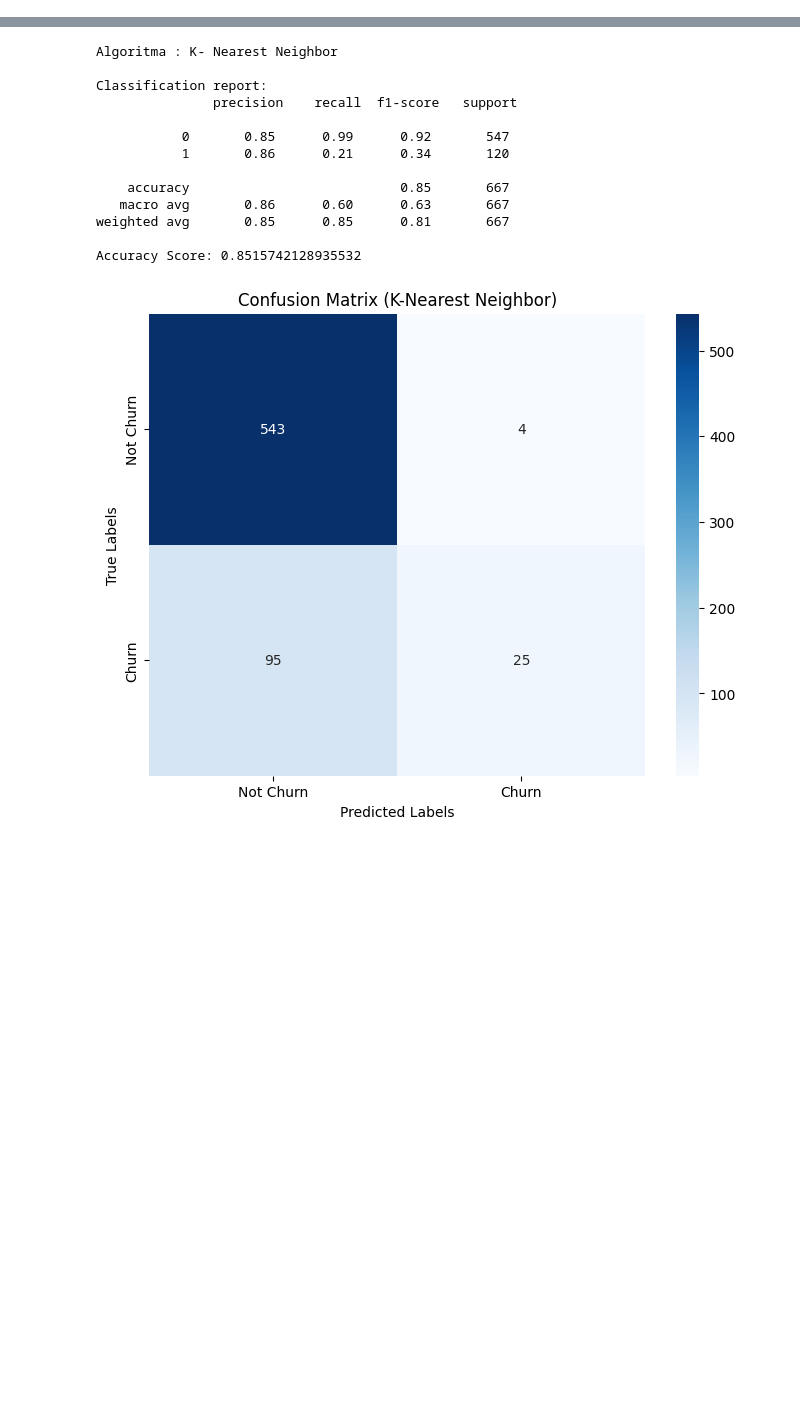
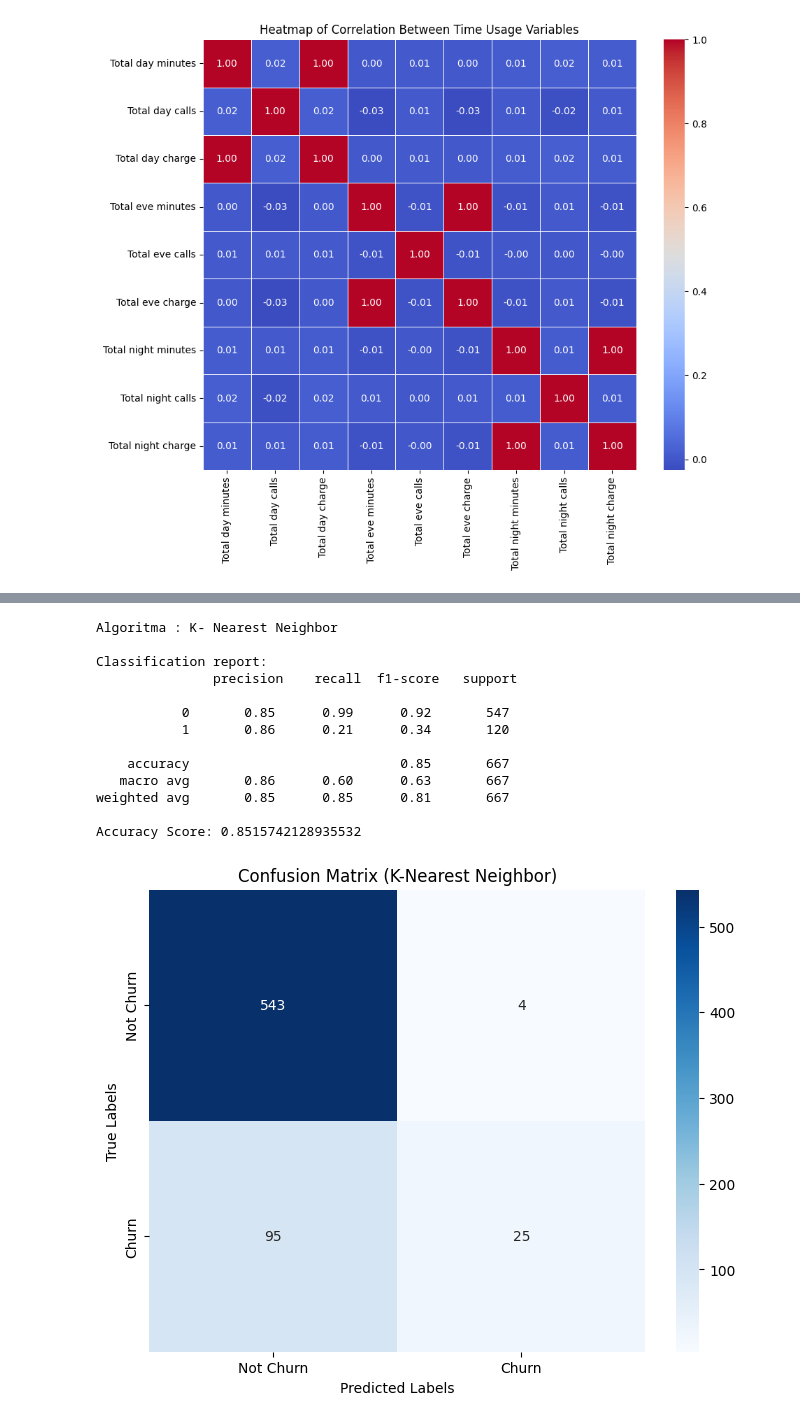
Before and after one commit to Kimichigiri/PRECHANTEL, a Jupyter notebook: PRECHANTEL.ipynb, the cells around one changed output, grey strips where cells are left out. Drawn from its saved outputs; the diff is of its cells as text; code cells hidden in the pictures; blank space fills up the shorter version.

```diff
--- a/PRECHANTEL.ipynb
+++ b/PRECHANTEL.ipynb
@@ -138,0 +158,19 @@ orijinal.head()
+# %%
+
+# Memilih kolom relevan untuk korelasi heatmap
+time_usage_columns = [
+    'Total day minutes', 'Total day calls', 'Total day charge',
+    'Total eve minutes', 'Total eve calls', 'Total eve charge',
+    'Total night minutes', 'Total night calls', 'Total night charge'
+]
+
+# Calculating correlation matrix
+correlation_matrix = prechantel[time_usage_columns].corr()
+
+# Plotting the heatmap
+plt.figure(figsize=(10, 8))
+sns.heatmap(correlation_matrix, annot=True, cmap='coolwarm', fmt='.2f', linewidths=0.5)
+plt.title('Heatmap of Correlation Between Time Usage Variables')
+plt.show()
+# %% [output]
+[figure, added]
```
Also changed, not shown: parts of 5 cells of this notebook.
